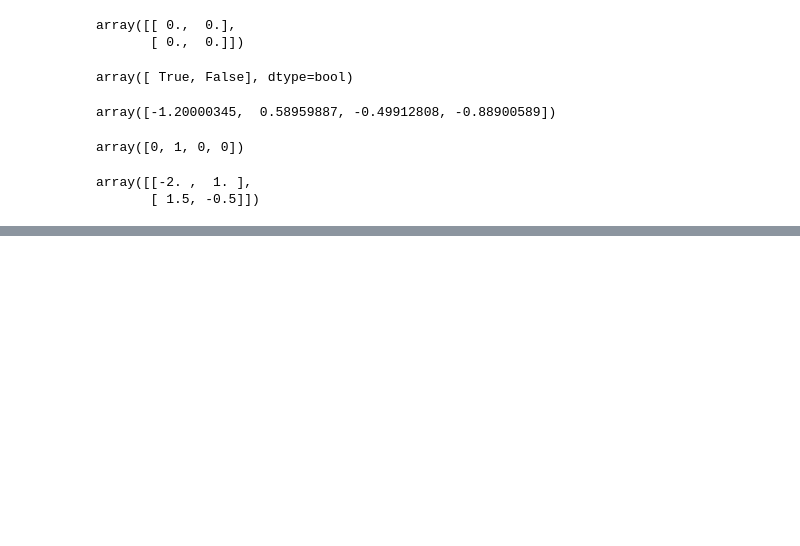
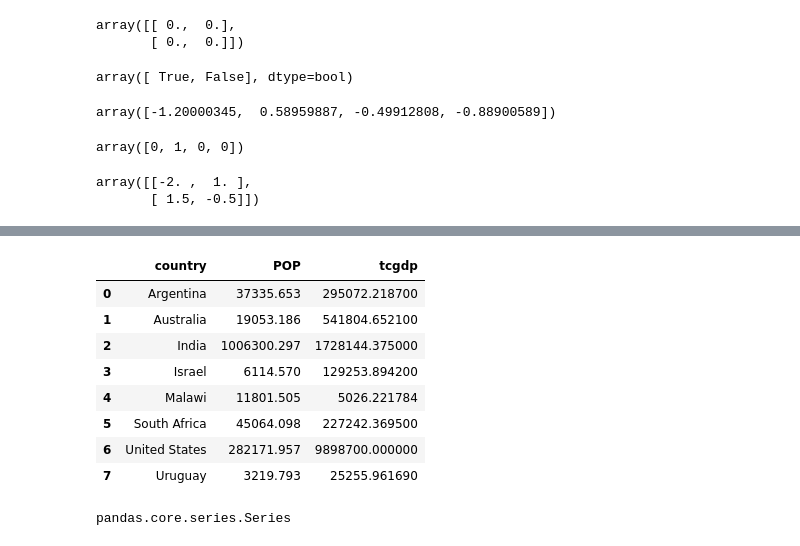
Before and after one commit to xzenggit/en, a Jupyter notebook: _drafts/quant_economy_python.ipynb, the cells around one changed output, grey strips where cells are left out. Cells and saved outputs as stored; diff of their text form; code cells hidden in the pictures; blank space fills up the shorter version.

```diff
--- a/_drafts/quant_economy.ipynb
+++ b/_drafts/quant_economy_python.ipynb
@@ -622,0 +731,21 @@ array([[-2. ,  1. ],
+# %%
+# subselect df
+keep = ['country', 'POP', 'tcgdp']
+df = df[keep]
+df
+# %% [output]
+|  | country | POP | tcgdp |
+| 0 | Argentina | 37335.653 | 295072.218700 |
+| 1 | Australia | 19053.186 | 541804.652100 |
+| 2 | India | 1006300.297 | 1728144.375000 |
+| 3 | Israel | 6114.570 | 129253.894200 |
+| 4 | Malawi | 11801.505 | 5026.221784 |
+| 5 | South Africa | 45064.098 | 227242.369500 |
+| 6 | United States | 282171.957 | 9898700.000000 |
+| 7 | Uruguay | 3219.793 | 25255.961690 |
+# %%
+# pop out country
+countries = df.pop('country')
+type(countries)
+# %% [output]
+pandas.core.series.Series
```
Also changed, not shown: parts of 30 cells of this notebook, 2 other files.
